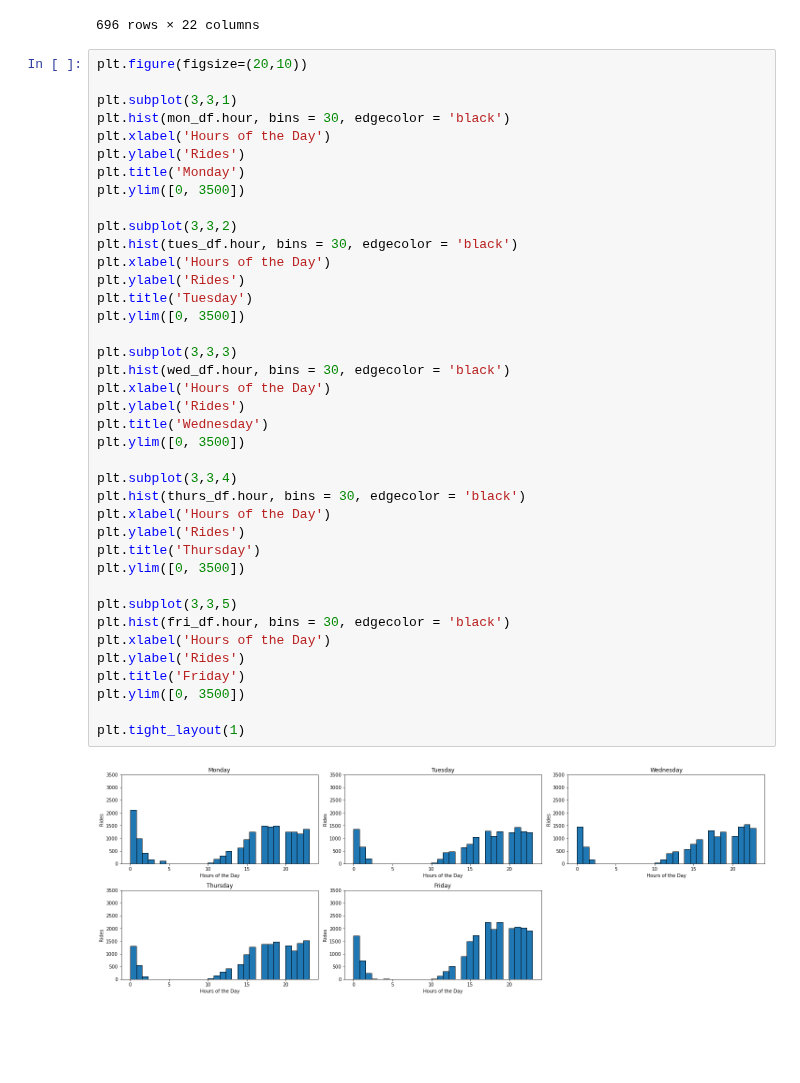
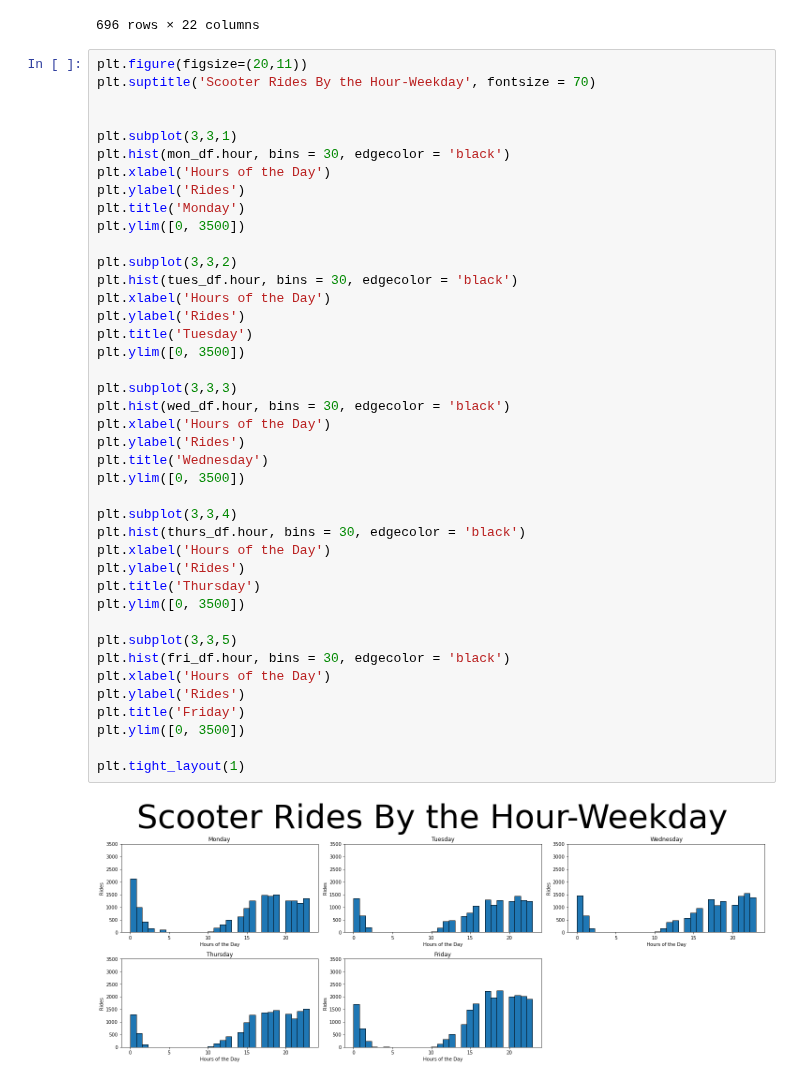
Before and after one commit to Quezadajl/nashville-scooters-project, a Jupyter notebook: notebooks/scooter_trips.ipynb, the cells around one changed output. Cells and saved outputs as stored; diff of their text form; blank space fills up the shorter version.

```diff
--- a/notebooks/scooter_trips.ipynb
+++ b/notebooks/scooter_trips.ipynb
@@ -253,7 +253,9 @@ rides_by_zip.loc[(rides_by_zip['zip'] == '37203') & (rides_by_zip['hour'] == 18)
 | 127336 | 2019-07-29 20:03:17.587 | Bird | BRD1244 | PoweredDWYF9 | 67.000000 | 23622.048000 | 2019-07-29 00:00:00 | 2021-10-26 18:57:27.290000 | ... |
 696 rows × 22 columns
 # %%
-plt.figure(figsize=(20,10))
+plt.figure(figsize=(20,11))
+plt.suptitle('Scooter Rides By the Hour-Weekday', fontsize = 70)
+
 
 plt.subplot(3,3,1)
 plt.hist(mon_df.hour, bins = 30, edgecolor = 'black')
@@ -265,31 +267,31 @@ plt.ylim([0, 3500])
 plt.subplot(3,3,2)
 plt.hist(tues_df.hour, bins = 30, edgecolor = 'black')
 plt.xlabel('Hours of the Day')
 plt.ylabel('Rides')
 plt.title('Tuesday')
 plt.ylim([0, 3500])
 
 plt.subplot(3,3,3)
 plt.hist(wed_df.hour, bins = 30, edgecolor = 'black')
 plt.xlabel('Hours of the Day')
 plt.ylabel('Rides')
 plt.title('Wednesday')
 plt.ylim([0, 3500])
 
 plt.subplot(3,3,4)
 plt.hist(thurs_df.hour, bins = 30, edgecolor = 'black')
 plt.xlabel('Hours of the Day')
 plt.ylabel('Rides')
 plt.title('Thursday')
 plt.ylim([0, 3500])
 
 plt.subplot(3,3,5)
 plt.hist(fri_df.hour, bins = 30, edgecolor = 'black')
 plt.xlabel('Hours of the Day')
 plt.ylabel('Rides')
 plt.title('Friday')
 plt.ylim([0, 3500])
 
 plt.tight_layout(1)
 # %% [output]
-[figure, old version]
+[figure, new version]
```
Also changed, not shown: parts of 1 cell of this notebook.
